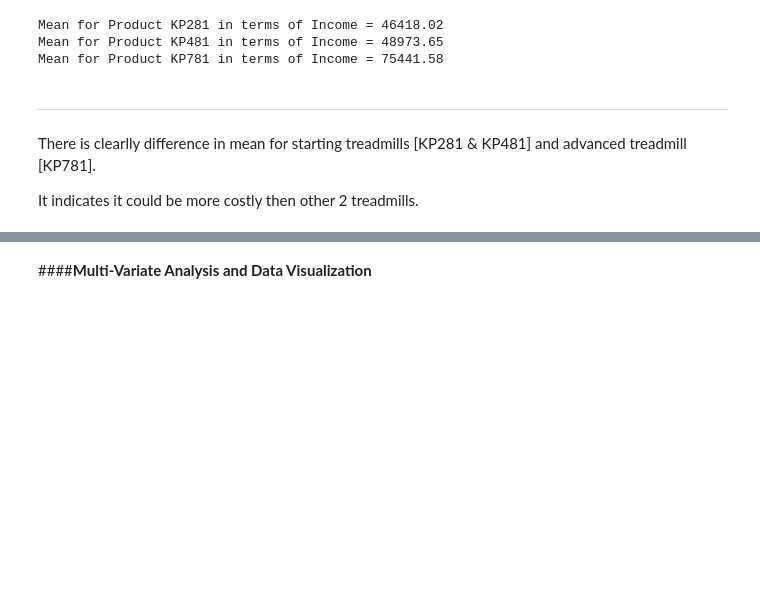
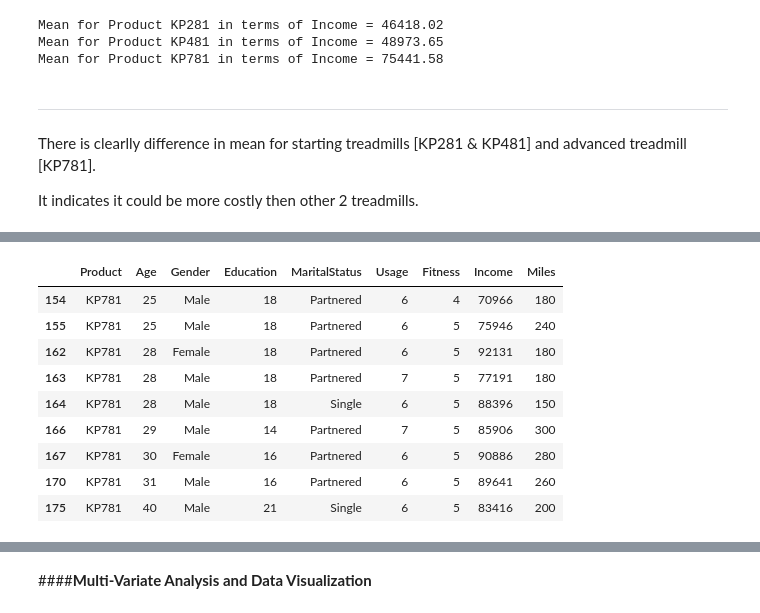
Before and after one commit to iamutkarshgoyal/Aerofit_Statistical_Analysis, a Jupyter notebook: Aerofit_Data_Analysis.ipynb, the cells around one changed output, grey strips where cells are left out. Drawn from its saved outputs; the diff is of its cells as text; code cells hidden in the pictures; blank space fills up the shorter version.

```diff
--- a/Aerofit_Data_Analysis.ipynb
+++ b/Aerofit_Data_Analysis.ipynb
@@ -516,0 +516,14 @@ plt.show()
+# %%
+# Income Outliers
+df[df["Usage"] > 5]
+# %% [output]
+|  | Product | Age | Gender | Education | MaritalStatus | Usage | Fitness | Income | Miles |
+| 154 | KP781 | 25 | Male | 18 | Partnered | 6 | 4 | 70966 | 180 |
+| 155 | KP781 | 25 | Male | 18 | Partnered | 6 | 5 | 75946 | 240 |
+| 162 | KP781 | 28 | Female | 18 | Partnered | 6 | 5 | 92131 | 180 |
+| 163 | KP781 | 28 | Male | 18 | Partnered | 7 | 5 | 77191 | 180 |
+| 164 | KP781 | 28 | Male | 18 | Single | 6 | 5 | 88396 | 150 |
+| 166 | KP781 | 29 | Male | 14 | Partnered | 7 | 5 | 85906 | 300 |
+| 167 | KP781 | 30 | Female | 16 | Partnered | 6 | 5 | 90886 | 280 |
+| 170 | KP781 | 31 | Male | 16 | Partnered | 6 | 5 | 89641 | 260 |
+| 175 | KP781 | 40 | Male | 21 | Single | 6 | 5 | 83416 | 200 |
```
Also changed, not shown: parts of 3 cells of this notebook.
